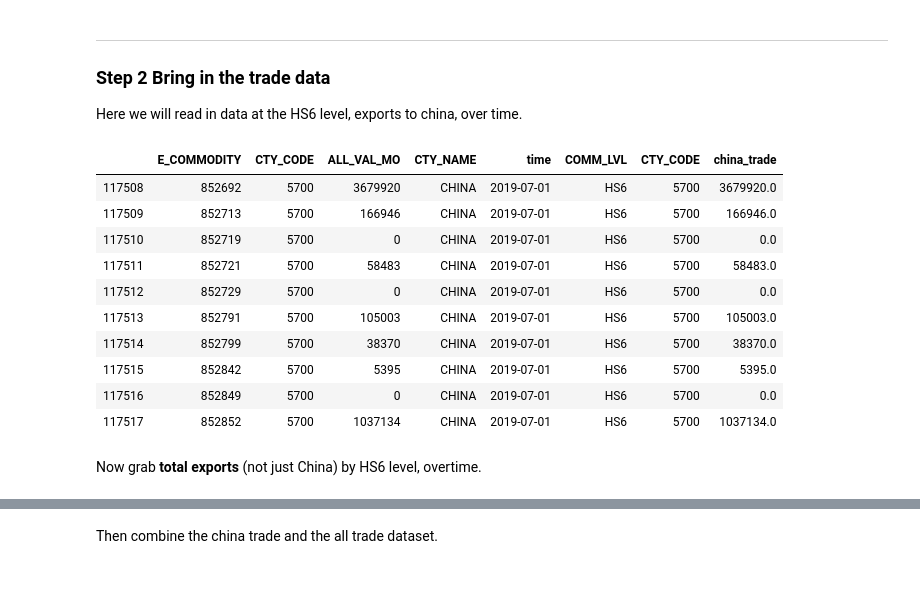
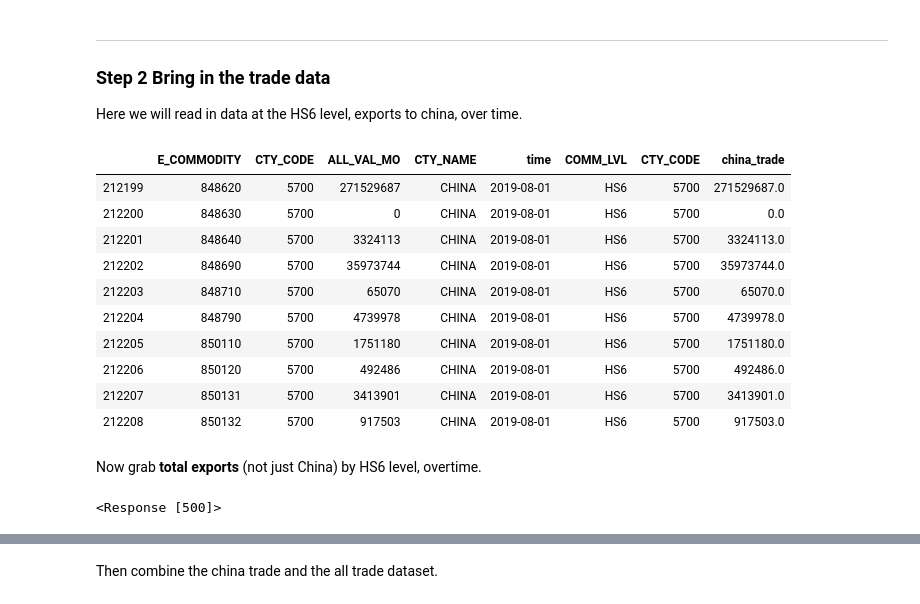
Before and after one commit to mwaugh0328/consumption_and_tradewar, a Jupyter notebook: countylevel_tariffs_and_exports.ipynb, the cells around one changed output, grey strips where cells are left out. Saved outputs shown, nothing was run; the diff lists cells and outputs as text; code cells hidden in the pictures.

```diff
--- a/countylevel_tariffs_and_exports.ipynb
+++ b/countylevel_tariffs_and_exports.ipynb
@@ -104,44 +104,48 @@ Here we will read in data at the HS6 level, exports to china, over time.
 # %%
 my_key = "&key=34e40301bda77077e24c859c6c6c0b721ad73fc7"
 # This is my key. I'm nice and I have it posted. If you will be doing more with this
 # please get your own key!
 
 end_use = "hs?get=E_COMMODITY,CTY_CODE,ALL_VAL_MO,CTY_NAME"
 
 url = "https://api.census.gov/data/timeseries/intltrade/exports/" + end_use
-url = url + my_key + "&time==from+2017-01" + "&COMM_LVL=HS6"
+url = url + my_key + "&time==from+2015-01" + "&COMM_LVL=HS6"
 
 url = url + "&CTY_CODE=5700"
 
 r = requests.get(url)
 
 df_china_trade = pd.DataFrame(r.json()[1:]) # This then converts it to a dataframe
 # Note that the first entry is the labels
 
 df_china_trade.columns = r.json()[0]
 
 df_china_trade.time = pd.to_datetime(df_china_trade.time, format="%Y-%m")
 # This is so I can call this correctly...
 
 df_china_trade["china_trade"] = df_china_trade.ALL_VAL_MO.astype(float)
 
 df_china_trade.E_COMMODITY = df_china_trade.E_COMMODITY.astype(str)
 
 df_china_trade.tail(10)
 # %% [output]
 |  | E_COMMODITY | CTY_CODE | ALL_VAL_MO | CTY_NAME | time | COMM_LVL | CTY_CODE | china_trade |
-| 117508 | 852692 | 5700 | 3679920 | CHINA | 2019-07-01 | HS6 | 5700 | 3679920.0 |
-| 117509 | 852713 | 5700 | 166946 | CHINA | 2019-07-01 | HS6 | 5700 | 166946.0 |
-| 117510 | 852719 | 5700 | 0 | CHINA | 2019-07-01 | HS6 | 5700 | 0.0 |
-| 117511 | 852721 | 5700 | 58483 | CHINA | 2019-07-01 | HS6 | 5700 | 58483.0 |
-| 117512 | 852729 | 5700 | 0 | CHINA | 2019-07-01 | HS6 | 5700 | 0.0 |
-| 117513 | 852791 | 5700 | 105003 | CHINA | 2019-07-01 | HS6 | 5700 | 105003.0 |
-| 117514 | 852799 | 5700 | 38370 | CHINA | 2019-07-01 | HS6 | 5700 | 38370.0 |
-| 117515 | 852842 | 5700 | 5395 | CHINA | 2019-07-01 | HS6 | 5700 | 5395.0 |
-| 117516 | 852849 | 5700 | 0 | CHINA | 2019-07-01 | HS6 | 5700 | 0.0 |
-| 117517 | 852852 | 5700 | 1037134 | CHINA | 2019-07-01 | HS6 | 5700 | 1037134.0 |
+| 212199 | 848620 | 5700 | 271529687 | CHINA | 2019-08-01 | HS6 | 5700 | 271529687.0 |
+| 212200 | 848630 | 5700 | 0 | CHINA | 2019-08-01 | HS6 | 5700 | 0.0 |
+| 212201 | 848640 | 5700 | 3324113 | CHINA | 2019-08-01 | HS6 | 5700 | 3324113.0 |
+| 212202 | 848690 | 5700 | 35973744 | CHINA | 2019-08-01 | HS6 | 5700 | 35973744.0 |
+| 212203 | 848710 | 5700 | 65070 | CHINA | 2019-08-01 | HS6 | 5700 | 65070.0 |
+| 212204 | 848790 | 5700 | 4739978 | CHINA | 2019-08-01 | HS6 | 5700 | 4739978.0 |
+| 212205 | 850110 | 5700 | 1751180 | CHINA | 2019-08-01 | HS6 | 5700 | 1751180.0 |
+| 212206 | 850120 | 5700 | 492486 | CHINA | 2019-08-01 | HS6 | 5700 | 492486.0 |
+| 212207 | 850131 | 5700 | 3413901 | CHINA | 2019-08-01 | HS6 | 5700 | 3413901.0 |
+| 212208 | 850132 | 5700 | 917503 | CHINA | 2019-08-01 | HS6 | 5700 | 917503.0 |
 # %% [markdown]
 Now grab **total exports** (not just China) by HS6 level, overtime.
+# %%
+r
+# %% [output]
+<Response [500]>
 # %%
 end_use = "hs?get=E_COMMODITY,ALL_VAL_MO"
 
```
Also changed, not shown: parts of 16 cells of this notebook, 2 other files.
